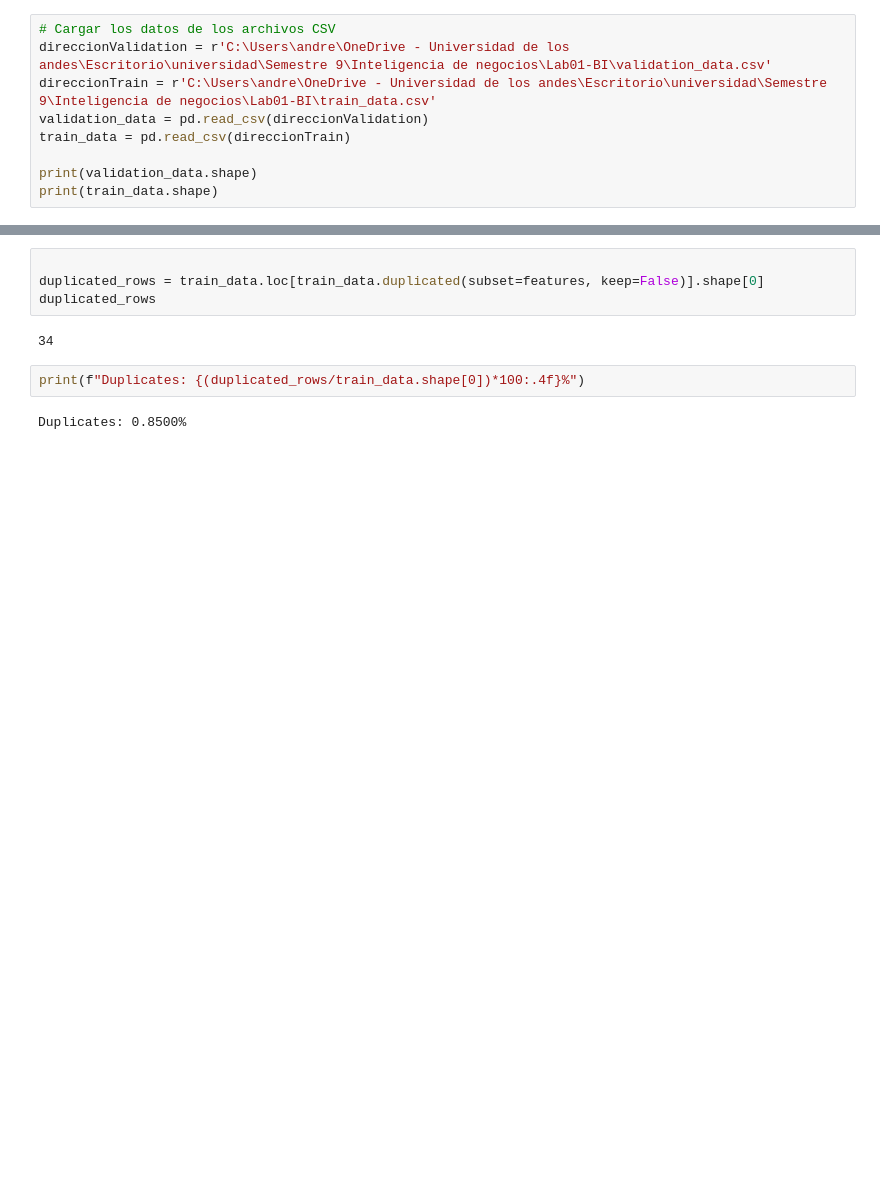
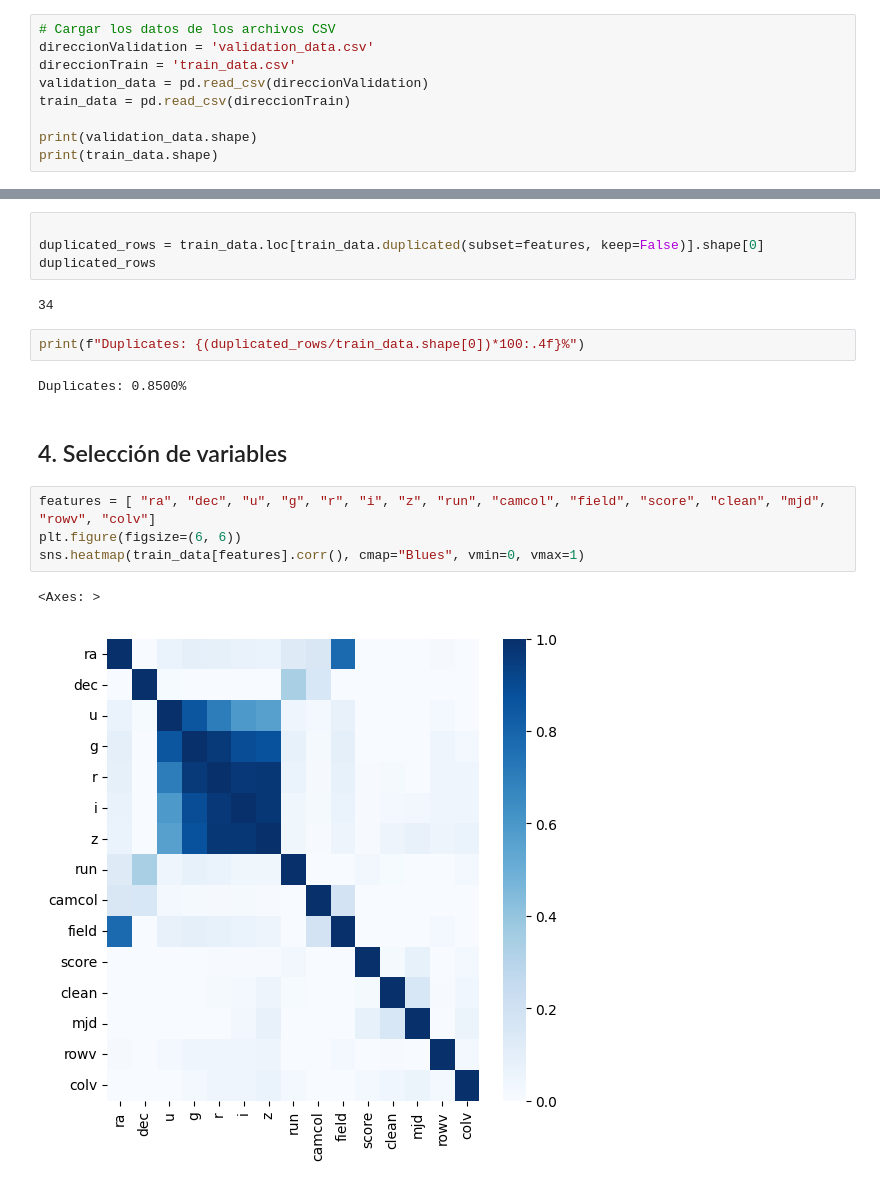
Before and after one commit to andreschaparr0/Laboratorios-BI, a Jupyter notebook: Lab 1.ipynb, the cells around one changed output, grey strips where cells are left out. Drawn from its saved outputs; the diff is of its cells as text; blank space fills up the shorter version.

Commit message:
Selección de variables

```diff
--- a/Lab 1.ipynb
+++ b/Lab 1.ipynb
@@ -27,8 +27,8 @@ import scipy.stats as stats
 Se cargan la base de datos (CSV) para trabajar con estos
 # %%
 # Cargar los datos de los archivos CSV
-direccionValidation = r'C:\Users\andre\OneDrive - Universidad de los andes\Escritorio\universidad\Semestre 9\Inteligencia de negocios\Lab01-BI\validation_data.csv'
-direccionTrain = r'C:\Users\andre\OneDrive - Universidad de los andes\Escritorio\universidad\Semestre 9\Inteligencia de negocios\Lab01-BI\train_data.csv'
+direccionValidation = 'validation_data.csv'
+direccionTrain = 'train_data.csv'
 validation_data = pd.read_csv(direccionValidation)
 train_data = pd.read_csv(direccionTrain)
 
@@ -187,3 +187,12 @@ duplicated_rows
 print(f"Duplicates: {(duplicated_rows/train_data.shape[0])*100:.4f}%")
 # %% [output]
 Duplicates: 0.8500%
+# %% [markdown]
+## 4. Selección de variables
+# %%
+features = [ "ra", "dec", "u", "g", "r", "i", "z", "run", "camcol", "field", "score", "clean", "mjd", "rowv", "colv"]
+plt.figure(figsize=(6, 6))
+sns.heatmap(train_data[features].corr(), cmap="Blues", vmin=0, vmax=1)
+# %% [output]
+<Axes: >
+[figure, added]
```
Also changed, not shown: parts of 12 cells of this notebook.
